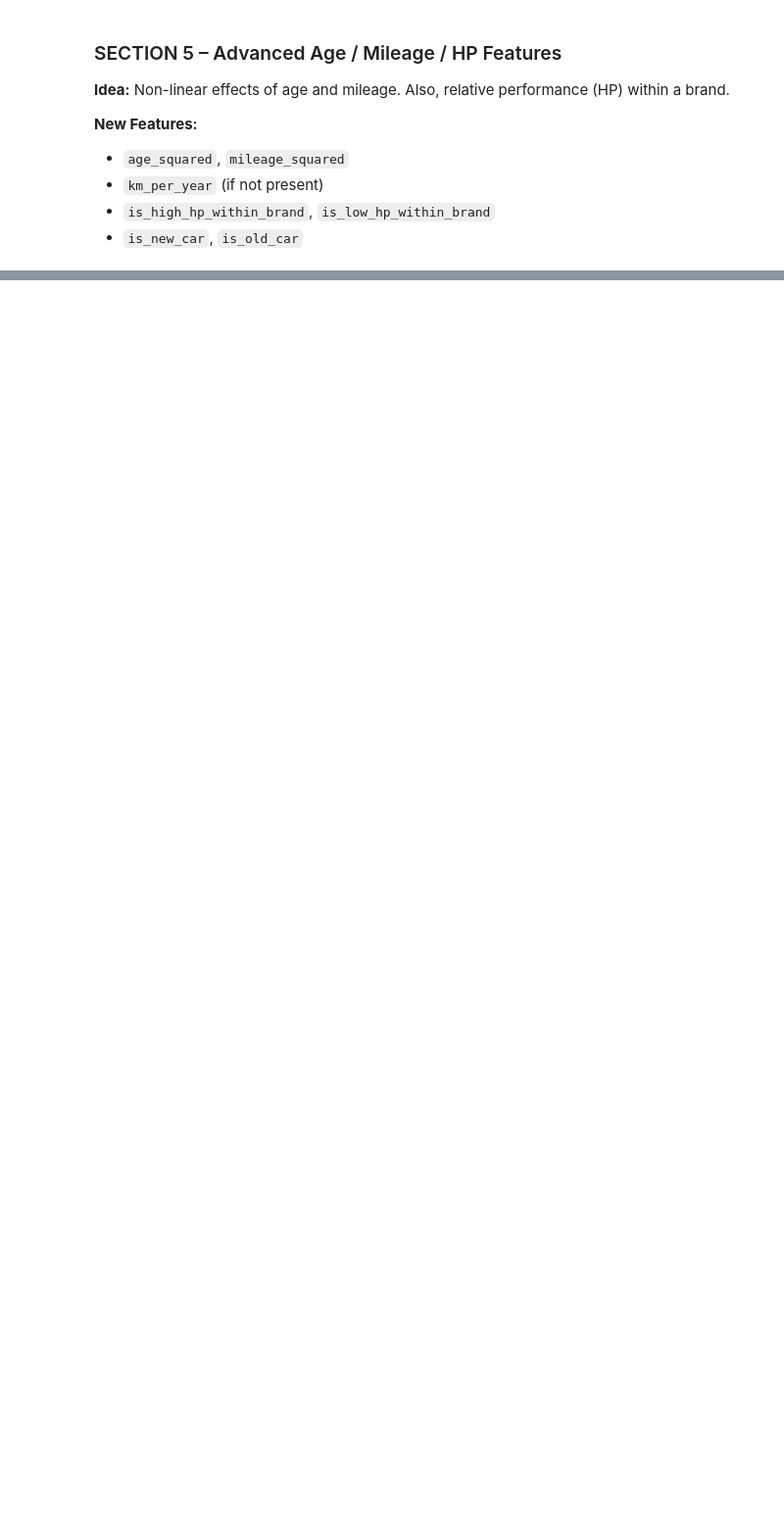
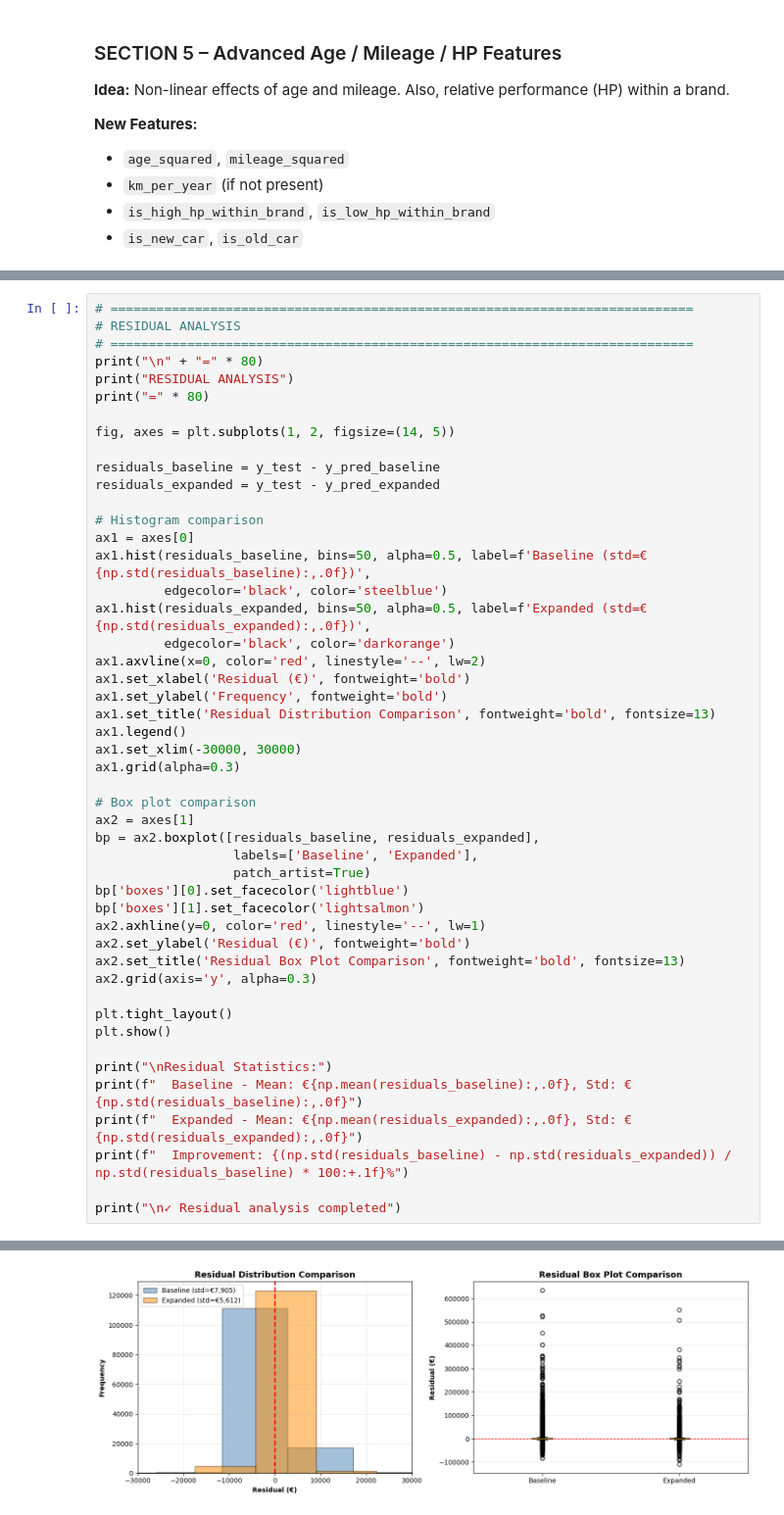
Before and after one commit to brunothefirst/car_price_prediction, a Jupyter notebook: notebooks/5_advanced_feature_engineering.ipynb, the cells around one changed output, grey strips where cells are left out. Shown at 98% size. Drawn from its saved outputs; the diff is of its cells as text; blank space fills up the shorter version.

```diff
--- a/notebooks/5_advanced_feature_engineering.ipynb
+++ b/notebooks/5_advanced_feature_engineering.ipynb
@@ -623,0 +1967,49 @@ print(f"Saved sample to {output_path}")
+# %%
+# ============================================================================
+# RESIDUAL ANALYSIS
+# ============================================================================
+print("\n" + "=" * 80)
+print("RESIDUAL ANALYSIS")
+print("=" * 80)
+
+fig, axes = plt.subplots(1, 2, figsize=(14, 5))
+
+residuals_baseline = y_test - y_pred_baseline
+residuals_expanded = y_test - y_pred_expanded
+
+# Histogram comparison
+ax1 = axes[0]
+ax1.hist(residuals_baseline, bins=50, alpha=0.5, label=f'Baseline (std=€{np.std(residuals_baseline):,.0f})',
+         edgecolor='black', color='steelblue')
+ax1.hist(residuals_expanded, bins=50, alpha=0.5, label=f'Expanded (std=€{np.std(residuals_expanded):,.0f})',
+         edgecolor='black', color='darkorange')
+ax1.axvline(x=0, color='red', linestyle='--', lw=2)
+ax1.set_xlabel('Residual (€)', fontweight='bold')
+ax1.set_ylabel('Frequency', fontweight='bold')
+ax1.set_title('Residual Distribution Comparison', fontweight='bold', fontsize=13)
+ax1.legend()
+ax1.set_xlim(-30000, 30000)
+ax1.grid(alpha=0.3)
+
+# Box plot comparison
+ax2 = axes[1]
+bp = ax2.boxplot([residuals_baseline, residuals_expanded],
+                  labels=['Baseline', 'Expanded'],
+                  patch_artist=True)
+bp['boxes'][0].set_facecolor('lightblue')
+bp['boxes'][1].set_facecolor('lightsalmon')
+ax2.axhline(y=0, color='red', linestyle='--', lw=1)
+ax2.set_ylabel('Residual (€)', fontweight='bold')
+ax2.set_title('Residual Box Plot Comparison', fontweight='bold', fontsize=13)
+ax2.grid(axis='y', alpha=0.3)
+
+plt.tight_layout()
+plt.show()
+
+print("\nResidual Statistics:")
+print(f"  Baseline - Mean: €{np.mean(residuals_baseline):,.0f}, Std: €{np.std(residuals_baseline):,.0f}")
+print(f"  Expanded - Mean: €{np.mean(residuals_expanded):,.0f}, Std: €{np.std(residuals_expanded):,.0f}")
+print(f"  Improvement: {(np.std(residuals_baseline) - np.std(residuals_expanded)) / np.std(residuals_baseline) * 100:+.1f}%")
+
+print("\n✓ Residual analysis completed")
+# %% [output]
@@ -623,0 +2019 @@ print(f"Saved sample to {output_path}")
+[figure, added]
```
Also changed, not shown: parts of 35 cells of this notebook.
